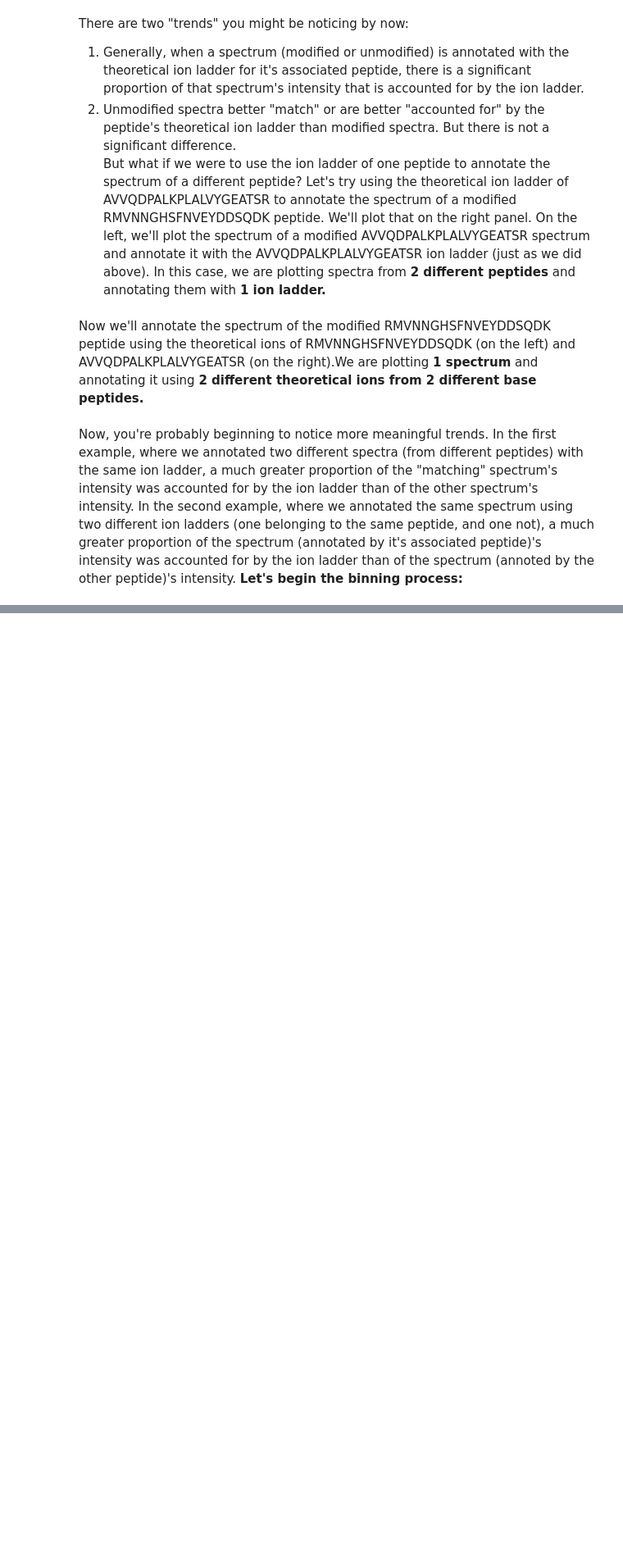
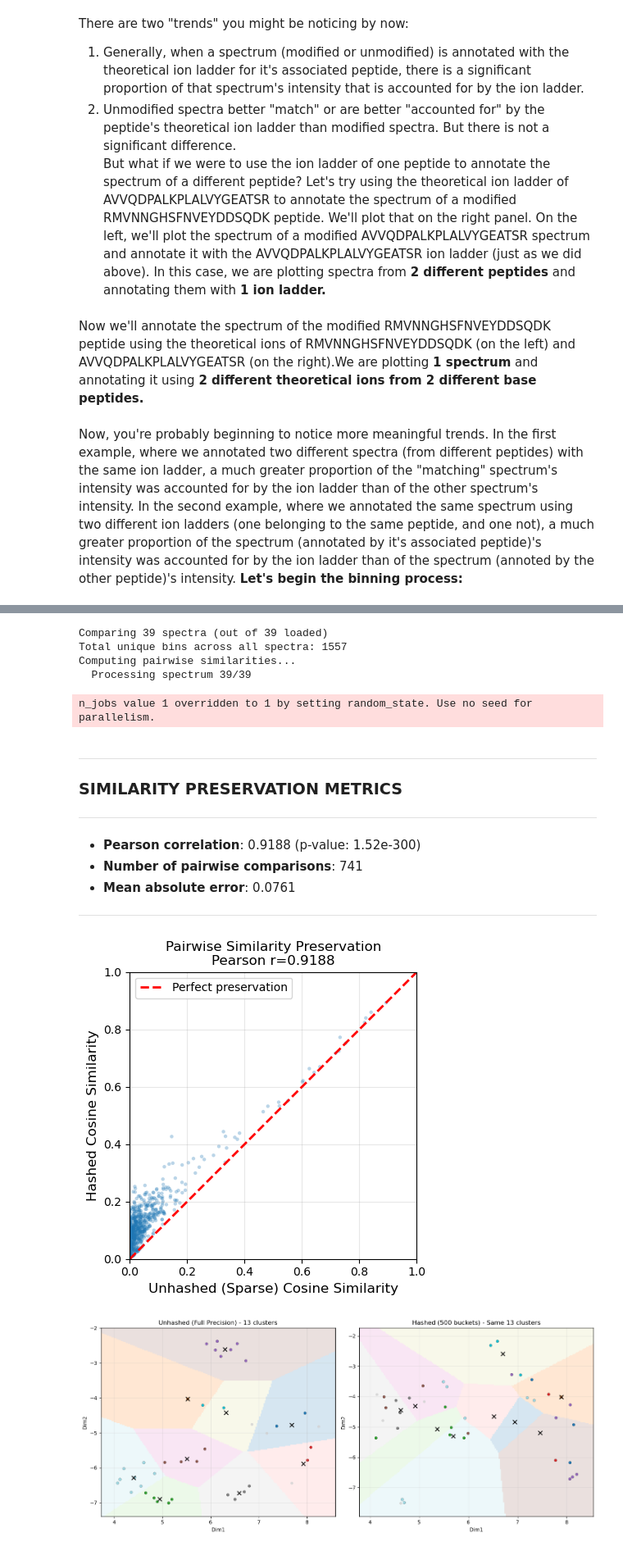
Before and after one commit to Alexander-Sol/MS_spectra_encoding, a Jupyter notebook: 02_Spectral_Hashing_and_OMS.ipynb, the cells around one changed output, grey strips where cells are left out. Shown at 82% size. Saved outputs shown, nothing was run; the diff lists cells and outputs as text; code cells hidden in the pictures; blank space fills up the shorter version.

```diff
--- a/02_Spectral_Hashing_and_OMS.ipynb
+++ b/02_Spectral_Hashing_and_OMS.ipynb
@@ -1031,0 +1032,27 @@ n_jobs value 1 overridden to 1 by setting random_state. Use no seed for parallel
+# %%
+prove_similarity_preservation_plots_and_statistics(
+    mzml_path='04-17-23_CA_Tryp_HCD_10min_CLEAN-calib.mzML',
+    hash_buckets=500,
+    spectra_idx_to_compare=[
+    3224, 3115, 3126, 8090, 9970, 7940, 6944, 6146, 4921, 6476,
+    5664, 6622, 7645, 7684, 8194, 8208, 5853, 5969, 4709, 4145,
+    4706, 4859, 7094, 4854, 7212, 7216, 6458, 4293, 5155, 5171,
+    3958, 4284, 4867, 6122, 6947, 6117, 9393, 8802, 9383],
+    k_means=13
+)
+# %% [output]
+Comparing 39 spectra (out of 39 loaded)
+Total unique bins across all spectra: 1557
+Computing pairwise similarities...
+  Processing spectrum 39/39
+n_jobs value 1 overridden to 1 by setting random_state. Use no seed for parallelism.
+
+---
+### SIMILARITY PRESERVATION METRICS
+---
+- **Pearson correlation**:  0.9188 (p-value: 1.52e-300)
+- **Number of pairwise comparisons**: 741
+- **Mean absolute error**: 0.0761
+---
+[figure, added]
+[figure, added]
```
Also changed, not shown: parts of 1 cell of this notebook, 1 other file.
